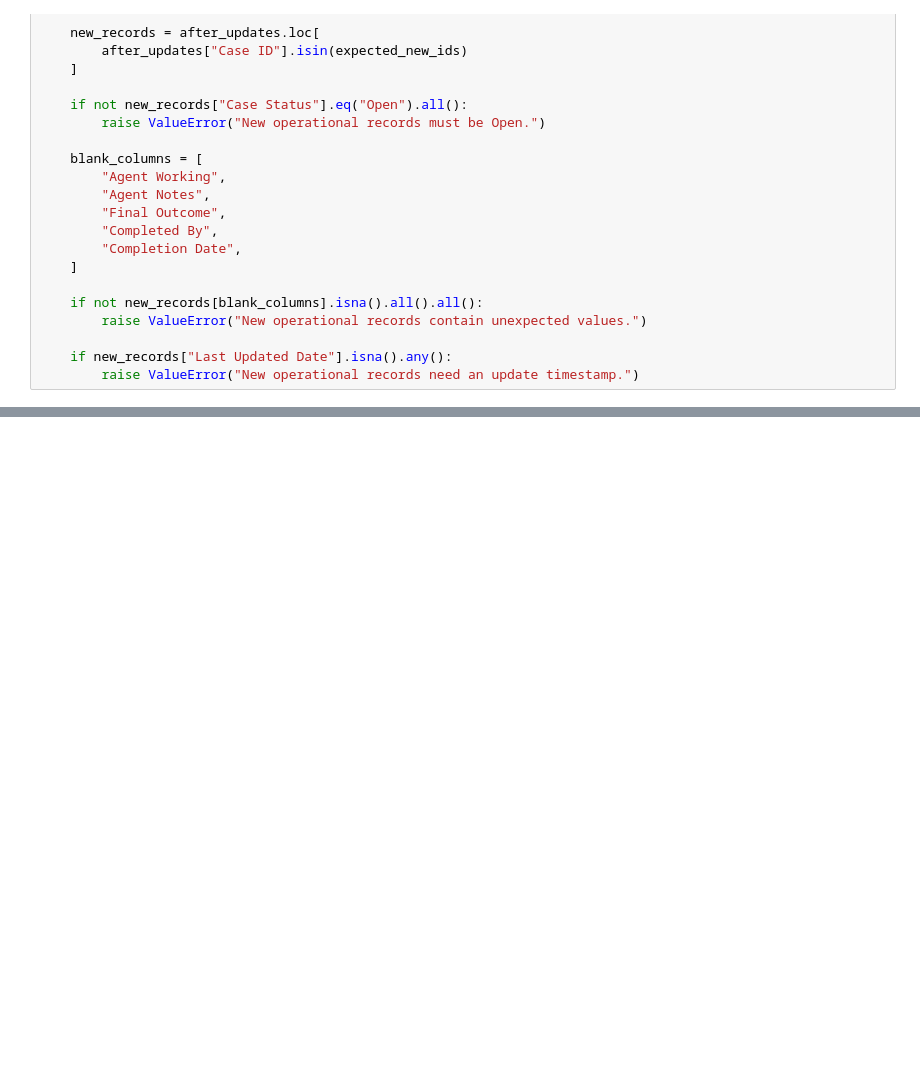
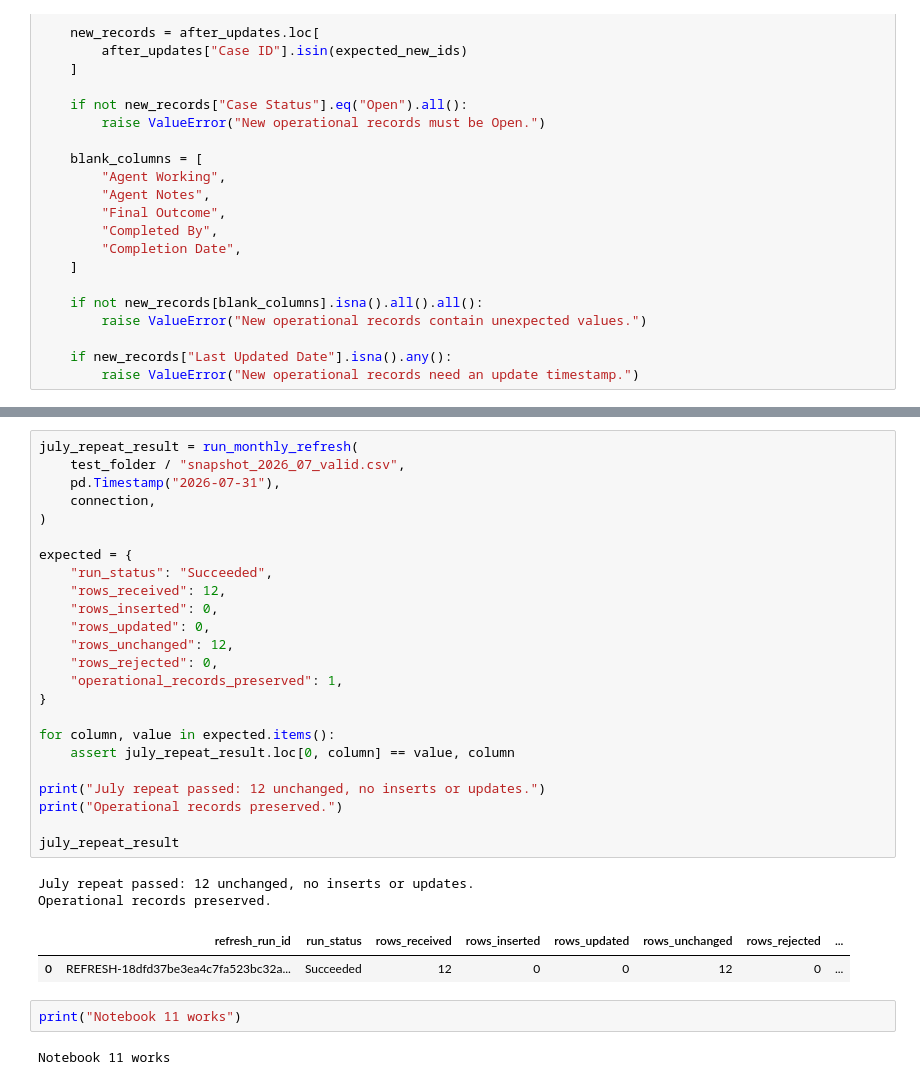
Before and after one commit to kalebbainbridge/missed-refund-analysis, a Jupyter notebook: notebooks/11_refresh_safe_monthly_process.ipynb, the cells around one changed output, grey strips where cells are left out. Saved outputs shown, nothing was run; the diff lists cells and outputs as text; blank space fills up the shorter version.

```diff
--- a/notebooks/11_refresh_safe_monthly_process.ipynb
+++ b/notebooks/11_refresh_safe_monthly_process.ipynb
@@ -2109,0 +2177,33 @@ Total source cases: 2873
+# %%
+july_repeat_result = run_monthly_refresh(
+    test_folder / "snapshot_2026_07_valid.csv",
+    pd.Timestamp("2026-07-31"),
+    connection,
+)
+
+expected = {
+    "run_status": "Succeeded",
+    "rows_received": 12,
+    "rows_inserted": 0,
+    "rows_updated": 0,
+    "rows_unchanged": 12,
+    "rows_rejected": 0,
+    "operational_records_preserved": 1,
+}
+
+for column, value in expected.items():
+    assert july_repeat_result.loc[0, column] == value, column
+
+print("July repeat passed: 12 unchanged, no inserts or updates.")
+print("Operational records preserved.")
+
+july_repeat_result
+# %% [output]
+July repeat passed: 12 unchanged, no inserts or updates.
+Operational records preserved.
+|  | refresh_run_id | run_status | rows_received | rows_inserted | rows_updated | rows_unchanged | rows_rejected | ... |
+| 0 | REFRESH-18dfd37be3ea4c7fa523bc32a... | Succeeded | 12 | 0 | 0 | 12 | 0 | ... |
+# %%
+print("Notebook 11 works")
+# %% [output]
+Notebook 11 works
```
Also changed, not shown: parts of 48 cells of this notebook, 5 other files.
